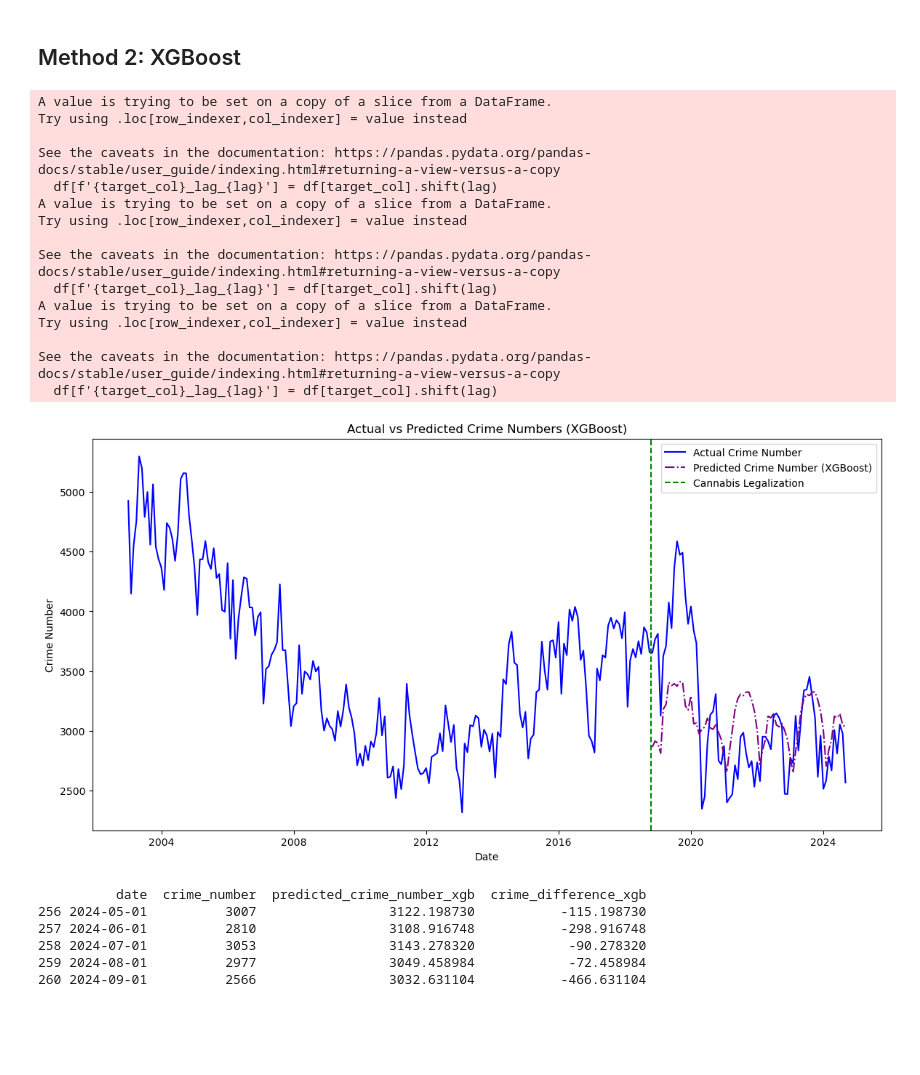
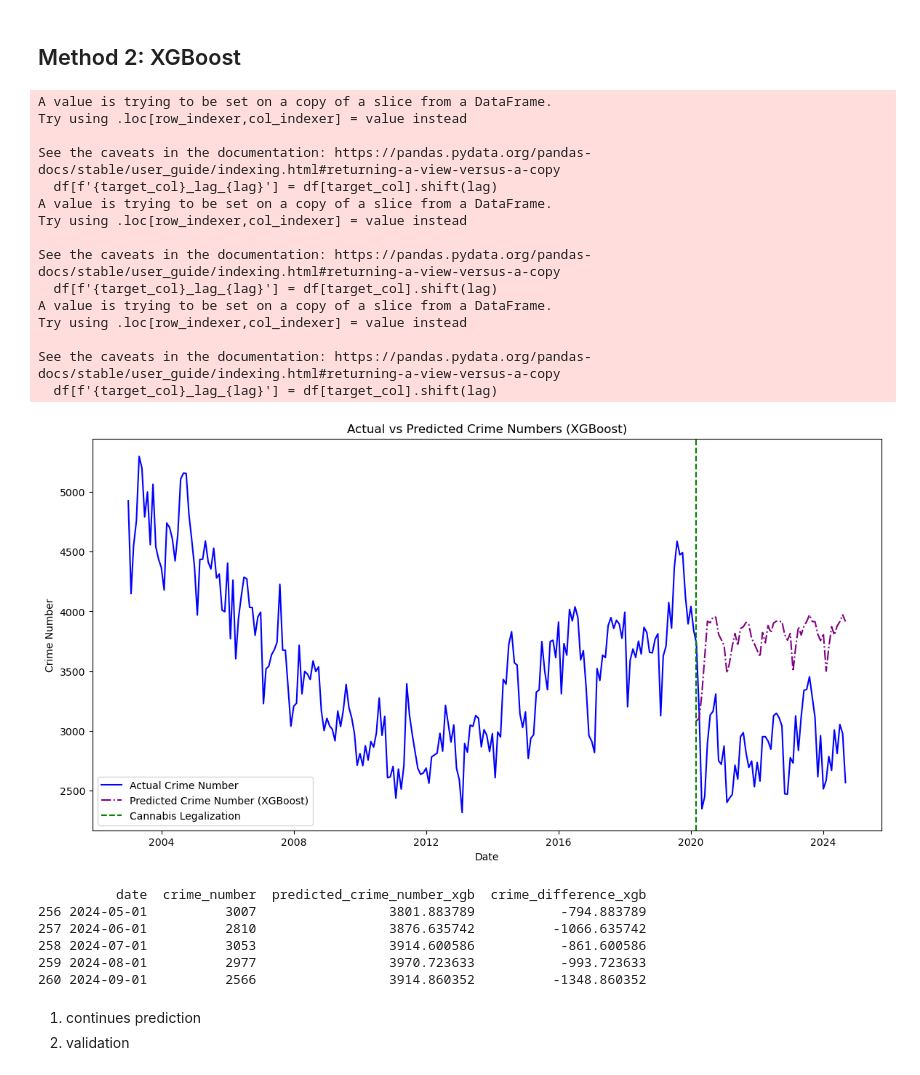
Before and after one commit to HantzeWANG/ECON490, a Jupyter notebook: CrimePrediction.ipynb, the cells around one changed output. Drawn from its saved outputs; the diff is of its cells as text; code cells hidden in the pictures; blank space fills up the shorter version.

```diff
--- a/CrimePrediction.ipynb
+++ b/CrimePrediction.ipynb
@@ -228,7 +251,7 @@ p-value: 0.23817884349362073
 # %%
 import xgboost as xgb
 
-pre_legalization_data_xgb = merged_df_xgb[merged_df_xgb['date'] < '2018-10-17']
+pre_legalization_data_xgb = merged_df_xgb[merged_df_xgb['date'] < '2020-03-01']
 
 def create_lagged_features(df, target_col, lags):
     for lag in range(1, lags + 1):
@@ -254,7 +277,7 @@ y_train_xgb = pre_legalization_data_xgb['crime_number']
 xgb_model = xgb.XGBRegressor(objective='reg:squarederror', n_estimators=100, learning_rate=0.1, random_state=42)
 xgb_model.fit(X_train_xgb, y_train_xgb)
 
-post_legalization_data_xgb = merged_df_xgb[merged_df_xgb['date'] >= '2018-10-17'].copy()
+post_legalization_data_xgb = merged_df_xgb[merged_df_xgb['date'] >= '2020-03-01'].copy()
 post_legalization_data_xgb = create_lagged_features(post_legalization_data_xgb, 'crime_number', 3)
 
 post_legalization_data_xgb['month'] = post_legalization_data_xgb['date'].dt.month
@@ -284,39 +307,42 @@ for i in range(len(post_legalization_data_xgb)):
 post_legalization_data_xgb['predicted_crime_number_xgb'] = predictions
 merged_df_xgb = pd.merge(merged_df_xgb, post_legalization_data_xgb[['date', 'predicted_crime_number_xgb']], how='left', on='date')
 
-legalization_date = pd.to_datetime('2018-10-17')
+legalization_date = pd.to_datetime('2020-03-01')
 plt.figure(figsize=(14, 7))
 plt.plot(merged_df_xgb['date'], merged_df_xgb['crime_number'], label="Actual Crime Number", color="blue")
 plt.plot(merged_df_xgb['date'], merged_df_xgb['predicted_crime_number_xgb'], label="Predicted Crime Number (XGBoost)", color="purple", linestyle="-.")
 plt.axvline(x=legalization_date, color='green', linestyle='--', label='Cannabis Legalization')
 plt.xlabel("Date")
 plt.ylabel("Crime Number")
 plt.title("Actual vs Predicted Crime Numbers (XGBoost)")
 plt.legend()
 plt.show()
 
 merged_df_xgb['crime_difference_xgb'] = merged_df_xgb['crime_number'] - merged_df_xgb['predicted_crime_number_xgb']
 print(merged_df_xgb[['date', 'crime_number', 'predicted_crime_number_xgb', 'crime_difference_xgb']].tail(5))
 # %% [output]
 A value is trying to be set on a copy of a slice from a DataFrame.
 Try using .loc[row_indexer,col_indexer] = value instead
 
 See the caveats in the documentation: https://pandas.pydata.org/pandas-docs/stable/user_guide/indexing.html#returning-a-view-versus-a-copy
   df[f'{target_col}_lag_{lag}'] = df[target_col].shift(lag)
 A value is trying to be set on a copy of a slice from a DataFrame.
 Try using .loc[row_indexer,col_indexer] = value instead
 
 See the caveats in the documentation: https://pandas.pydata.org/pandas-docs/stable/user_guide/indexing.html#returning-a-view-versus-a-copy
   df[f'{target_col}_lag_{lag}'] = df[target_col].shift(lag)
 A value is trying to be set on a copy of a slice from a DataFrame.
 Try using .loc[row_indexer,col_indexer] = value instead
 
 See the caveats in the documentation: https://pandas.pydata.org/pandas-docs/stable/user_guide/indexing.html#returning-a-view-versus-a-copy
   df[f'{target_col}_lag_{lag}'] = df[target_col].shift(lag)
-[figure, old version]
+[figure, new version]
           date  crime_number  predicted_crime_number_xgb  crime_difference_xgb
-256 2024-05-01          3007                 3122.198730           -115.198730
-257 2024-06-01          2810                 3108.916748           -298.916748
-258 2024-07-01          3053                 3143.278320            -90.278320
-259 2024-08-01          2977                 3049.458984            -72.458984
-260 2024-09-01          2566                 3032.631104           -466.631104
+256 2024-05-01          3007                 3801.883789           -794.883789
+257 2024-06-01          2810                 3876.635742          -1066.635742
+258 2024-07-01          3053                 3914.600586           -861.600586
+259 2024-08-01          2977                 3970.723633           -993.723633
+260 2024-09-01          2566                 3914.860352          -1348.860352
+# %% [markdown]
+1. continues prediction
+2. validation
```
Also changed, not shown: parts of 4 cells of this notebook, 1 other file.
